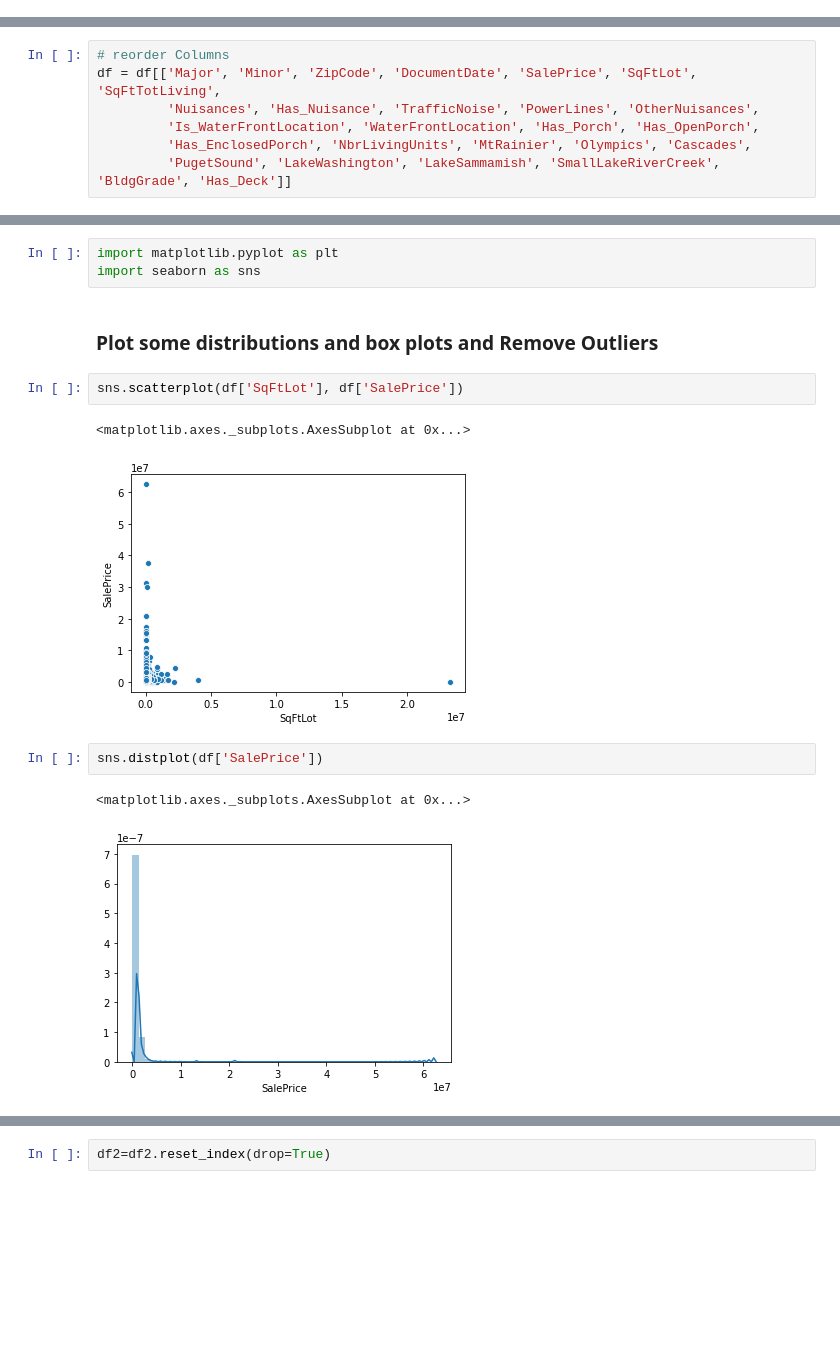
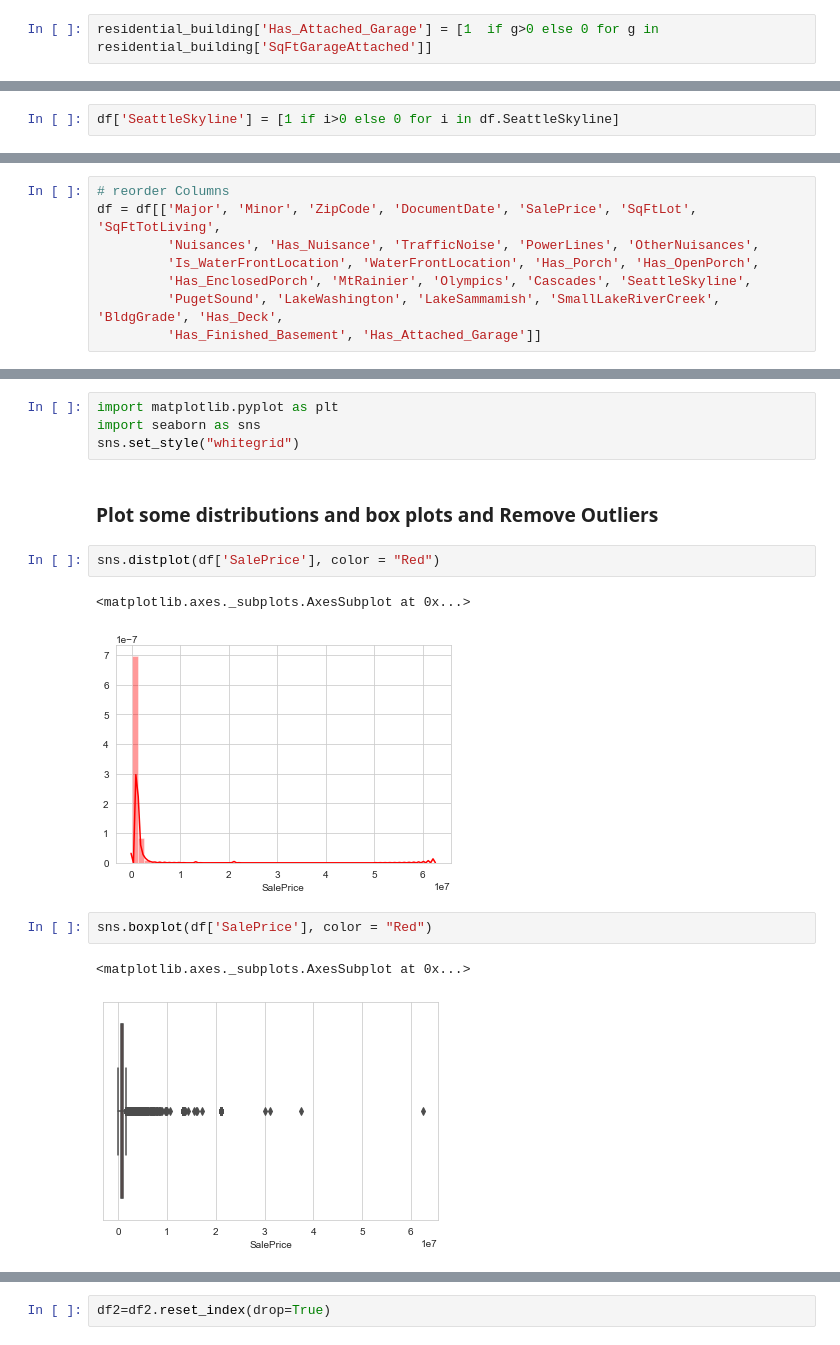
Before and after one commit to angelicacodes/phase_2_project_chicago-sf-seattle-ds-082420, a Jupyter notebook: notebooks/eda/Sindhu_EDA.ipynb, the cells around one changed output, grey strips where cells are left out. Saved outputs shown, nothing was run; the diff lists cells and outputs as text; blank space fills up the shorter version.

Commit message:
added in columns for seattle skyline, basement, and garage

```diff
--- a/notebooks/eda/Sindhu_EDA.ipynb
+++ b/notebooks/eda/Sindhu_EDA.ipynb
@@ -91,3 +95,5 @@ residential_building['Has_Deck'] = [1  if d>0 else 0 for d in residential_buildi
+# %%
+residential_building['Has_Attached_Garage'] = [1  if g>0 else 0 for g in residential_building['SqFtGarageAttached']]
 # %%
 residential_building.info()
 # %% [output]
@@ -190,3 +177,5 @@ Name: BldgGrade, dtype: int64
+# %%
+df['SeattleSkyline'] = [1 if i>0 else 0 for i in df.SeattleSkyline]
 # %%
 # 1 : 'Poor'
 # 2 : 'Low',
@@ -208,8 +197,9 @@ df['BldgGrade'] = df.BldgGrade.map({3 : 1, 4 : 2, 5 : 3,  6 : 4, 7 : 5, 8 : 6, 9
 df = df[['Major', 'Minor', 'ZipCode', 'DocumentDate', 'SalePrice', 'SqFtLot', 'SqFtTotLiving',
          'Nuisances', 'Has_Nuisance', 'TrafficNoise', 'PowerLines', 'OtherNuisances',
          'Is_WaterFrontLocation', 'WaterFrontLocation', 'Has_Porch', 'Has_OpenPorch',
-         'Has_EnclosedPorch', 'NbrLivingUnits', 'MtRainier', 'Olympics', 'Cascades',
-         'PugetSound', 'LakeWashington', 'LakeSammamish', 'SmallLakeRiverCreek', 'BldgGrade', 'Has_Deck']]
+         'Has_EnclosedPorch', 'MtRainier', 'Olympics', 'Cascades', 'SeattleSkyline',
+         'PugetSound', 'LakeWashington', 'LakeSammamish', 'SmallLakeRiverCreek', 'BldgGrade', 'Has_Deck',
+         'Has_Finished_Basement', 'Has_Attached_Garage']]
 # %%
 df.rename(columns={'MtRainier': 'View_MtRainier', 'Olympics': 'View_Olympics', 'Cascades': 'View_Cascades',
                    'PugetSound': 'View_PugetSound', 'LakeWashington': 'View_LakeWashington',
@@ -235,15 +225,16 @@ df['ZipCode'] = [code[0:5] for code in df['ZipCode']]
 # %%
 import matplotlib.pyplot as plt
 import seaborn as sns
+sns.set_style("whitegrid")
 # %% [markdown]
 ### Plot some distributions and box plots and Remove Outliers
 # %%
-sns.scatterplot(df['SqFtLot'], df['SalePrice'])
+sns.distplot(df['SalePrice'], color = "Red")
 # %% [output]
 <matplotlib.axes._subplots.AxesSubplot at 0x...>
-[figure, old version]
+[figure, new version]
 # %%
-sns.distplot(df['SalePrice'])
+sns.boxplot(df['SalePrice'], color = "Red")
 # %% [output]
 <matplotlib.axes._subplots.AxesSubplot at 0x...>
-[figure, old version]
+[figure, new version]
```
Also changed, not shown: parts of 35 cells of this notebook, 8 other files.
